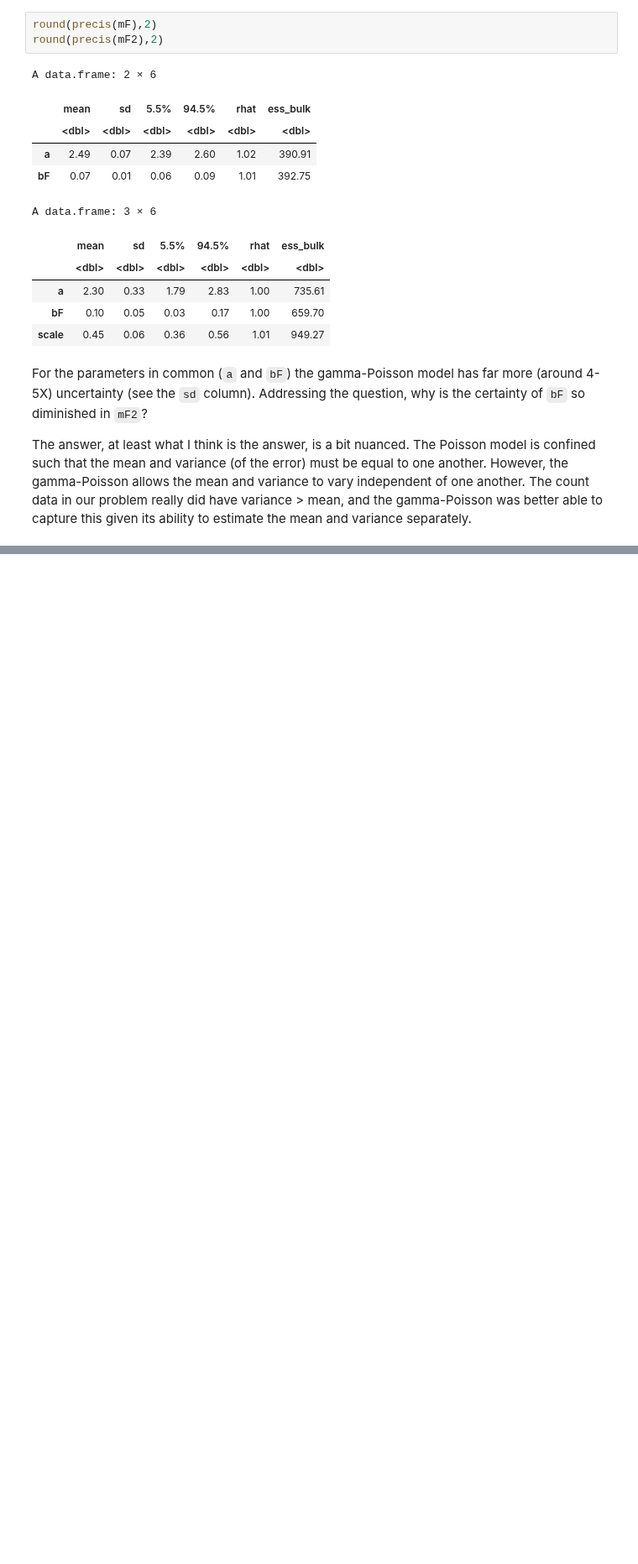
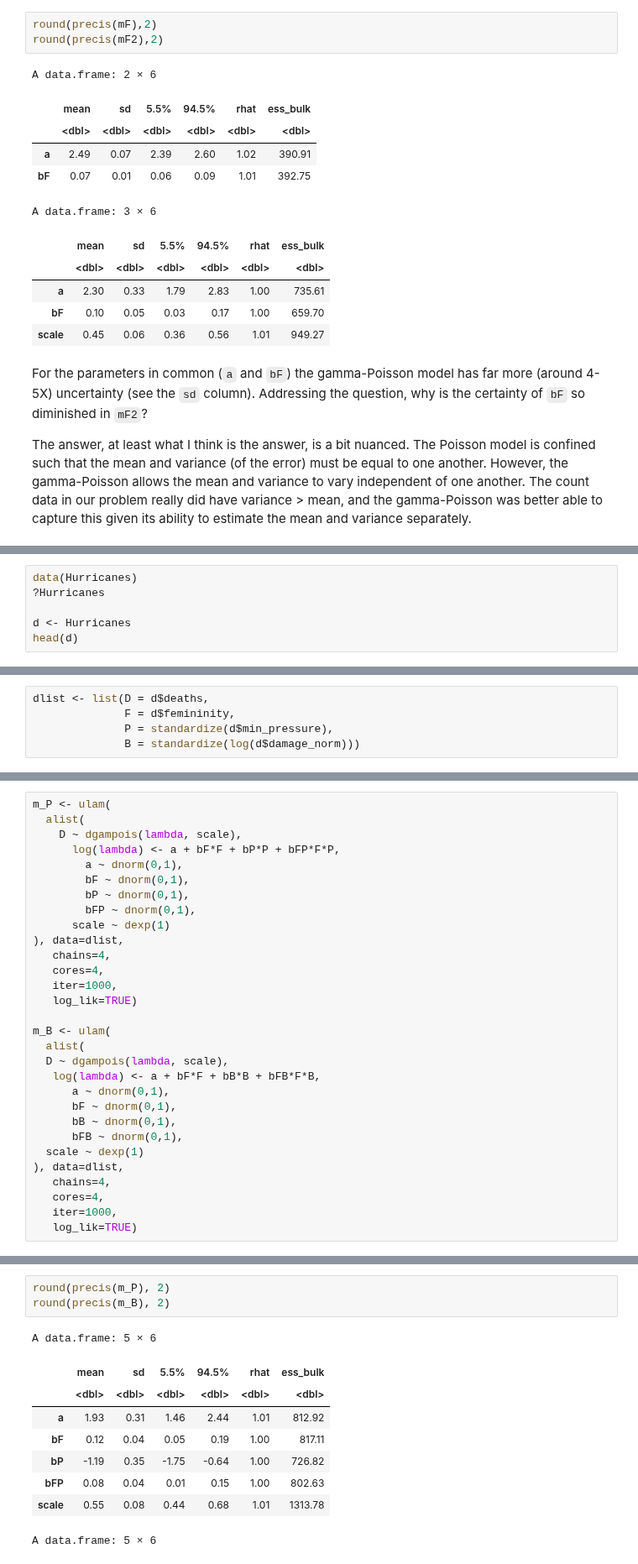
Before and after one commit to nicklausmillican/StatisticalRethinkingIISolutions, a Jupyter notebook: StatisticalRethinkingSolutions2_Ch12.ipynb, the cells around one changed output, grey strips where cells are left out. Shown at 84% size. Cells and saved outputs as stored; diff of their text form; blank space fills up the shorter version.

```diff
--- a/StatisticalRethinkingSolutions2_Ch12.ipynb
+++ b/StatisticalRethinkingSolutions2_Ch12.ipynb
@@ -737,0 +745,6 @@ The answer, at least what I think is the answer, is a bit nuanced.  The Poisson
+# %%
+data(Hurricanes)
+?Hurricanes
+
+d <- Hurricanes
+head(d)
@@ -737,0 +757,5 @@ The answer, at least what I think is the answer, is a bit nuanced.  The Poisson
+# %%
+dlist <- list(D = d$deaths,
+              F = d$femininity,
+              P = standardize(d$min_pressure),
+              B = standardize(log(d$damage_norm)))
@@ -737,0 +764,30 @@ The answer, at least what I think is the answer, is a bit nuanced.  The Poisson
+# %%
+m_P <- ulam(
+  alist(
+    D ~ dgampois(lambda, scale),
+      log(lambda) <- a + bF*F + bP*P + bFP*F*P,
+        a ~ dnorm(0,1),
+        bF ~ dnorm(0,1),
+        bP ~ dnorm(0,1),
+        bFP ~ dnorm(0,1),
+      scale ~ dexp(1)
+), data=dlist,
+   chains=4,
+   cores=4,
+   iter=1000,
+   log_lik=TRUE)
+
+m_B <- ulam(
+  alist(
+  D ~ dgampois(lambda, scale),
+   log(lambda) <- a + bF*F + bB*B + bFB*F*B,
+      a ~ dnorm(0,1),
+      bF ~ dnorm(0,1),
+      bB ~ dnorm(0,1),
+      bFB ~ dnorm(0,1),
+  scale ~ dexp(1)
+), data=dlist,
+   chains=4,
+   cores=4,
+   iter=1000,
+   log_lik=TRUE)
@@ -737,0 +931,13 @@ The answer, at least what I think is the answer, is a bit nuanced.  The Poisson
+# %%
+round(precis(m_P), 2)
+round(precis(m_B), 2)
+# %% [output]
+A data.frame: 5 × 6
+|  | mean | sd | 5.5% | 94.5% | rhat | ess_bulk |
+|  | <dbl> | <dbl> | <dbl> | <dbl> | <dbl> | <dbl> |
+| a | 1.93 | 0.31 | 1.46 | 2.44 | 1.01 | 812.92 |
+| bF | 0.12 | 0.04 | 0.05 | 0.19 | 1.00 | 817.11 |
+| bP | -1.19 | 0.35 | -1.75 | -0.64 | 1.00 | 726.82 |
+| bFP | 0.08 | 0.04 | 0.01 | 0.15 | 1.00 | 802.63 |
+| scale | 0.55 | 0.08 | 0.44 | 0.68 | 1.01 | 1313.78 |
+A data.frame: 5 × 6
```
Also changed, not shown: parts of 13 cells of this notebook.
